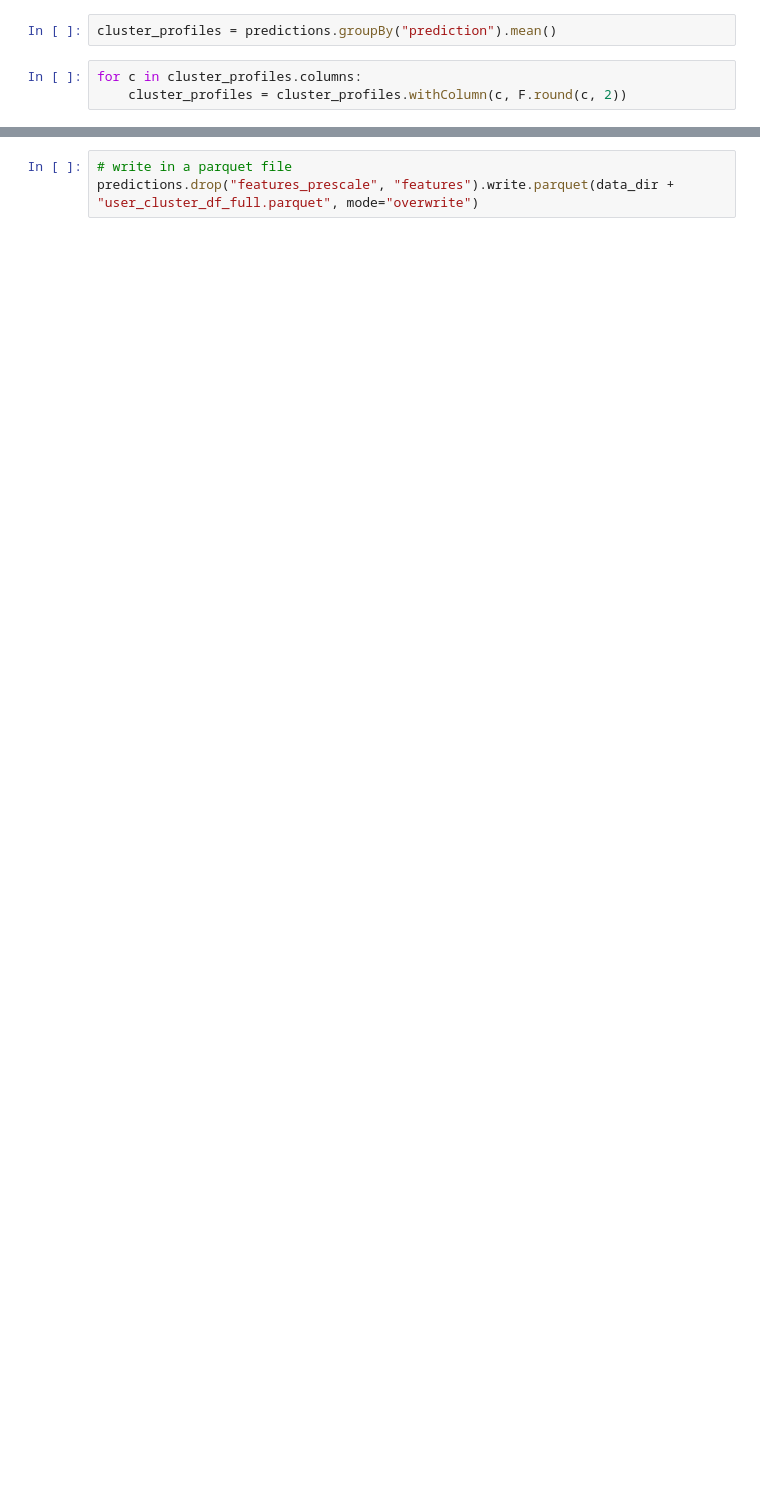
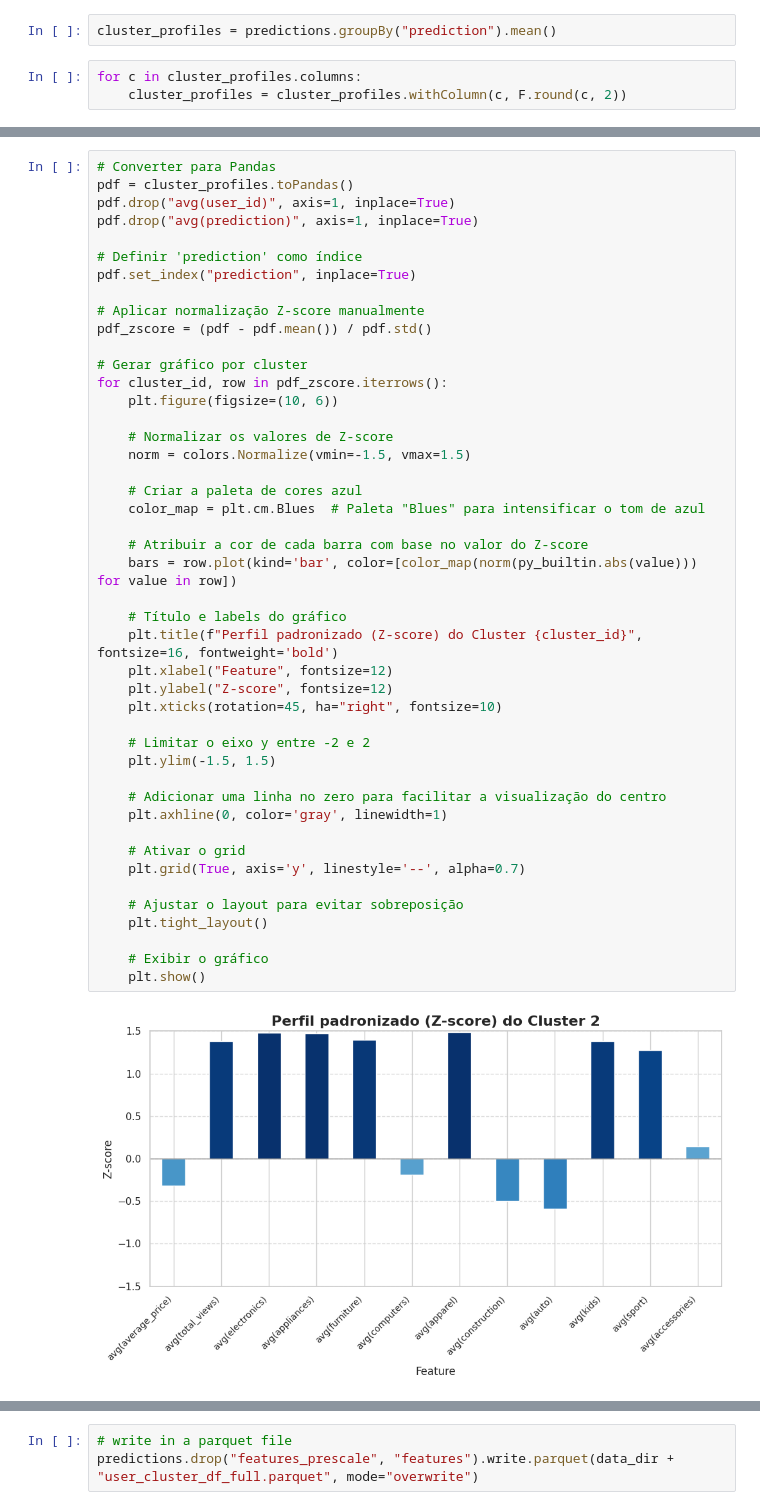
Before and after one commit to GothamAnalytics-7/PMBD, a Jupyter notebook: notebooks/3-UserClustering.ipynb, the cells around one changed output, grey strips where cells are left out. Saved outputs shown, nothing was run; the diff lists cells and outputs as text; blank space fills up the shorter version.

```diff
--- a/notebooks/3-UserClustering.ipynb
+++ b/notebooks/3-UserClustering.ipynb
@@ -215,0 +286,47 @@ cluster_profiles.show()
+# %%
+# Converter para Pandas
+pdf = cluster_profiles.toPandas()
+pdf.drop("avg(user_id)", axis=1, inplace=True)
+pdf.drop("avg(prediction)", axis=1, inplace=True)
+
+# Definir 'prediction' como índice
+pdf.set_index("prediction", inplace=True)
+
+# Aplicar normalização Z-score manualmente
+pdf_zscore = (pdf - pdf.mean()) / pdf.std()
+
+# Gerar gráfico por cluster
+for cluster_id, row in pdf_zscore.iterrows():
+    plt.figure(figsize=(10, 6))
+
+    # Normalizar os valores de Z-score
+    norm = colors.Normalize(vmin=-1.5, vmax=1.5)
+
+    # Criar a paleta de cores azul
+    color_map = plt.cm.Blues  # Paleta "Blues" para intensificar o tom de azul
+
+    # Atribuir a cor de cada barra com base no valor do Z-score
+    bars = row.plot(kind='bar', color=[color_map(norm(py_builtin.abs(value))) for value in row])
+
+    # Título e labels do gráfico
+    plt.title(f"Perfil padronizado (Z-score) do Cluster {cluster_id}", fontsize=16, fontweight='bold')
+    plt.xlabel("Feature", fontsize=12)
+    plt.ylabel("Z-score", fontsize=12)
+    plt.xticks(rotation=45, ha="right", fontsize=10)
+
+    # Limitar o eixo y entre -2 e 2
+    plt.ylim(-1.5, 1.5)
+
+    # Adicionar uma linha no zero para facilitar a visualização do centro
+    plt.axhline(0, color='gray', linewidth=1)
+
+    # Ativar o grid
+    plt.grid(True, axis='y', linestyle='--', alpha=0.7)
+
+    # Ajustar o layout para evitar sobreposição
+    plt.tight_layout()
+
+    # Exibir o gráfico
+    plt.show()
+# %% [output]
+[figure, added]
```
Also changed, not shown: parts of 20 cells of this notebook.
